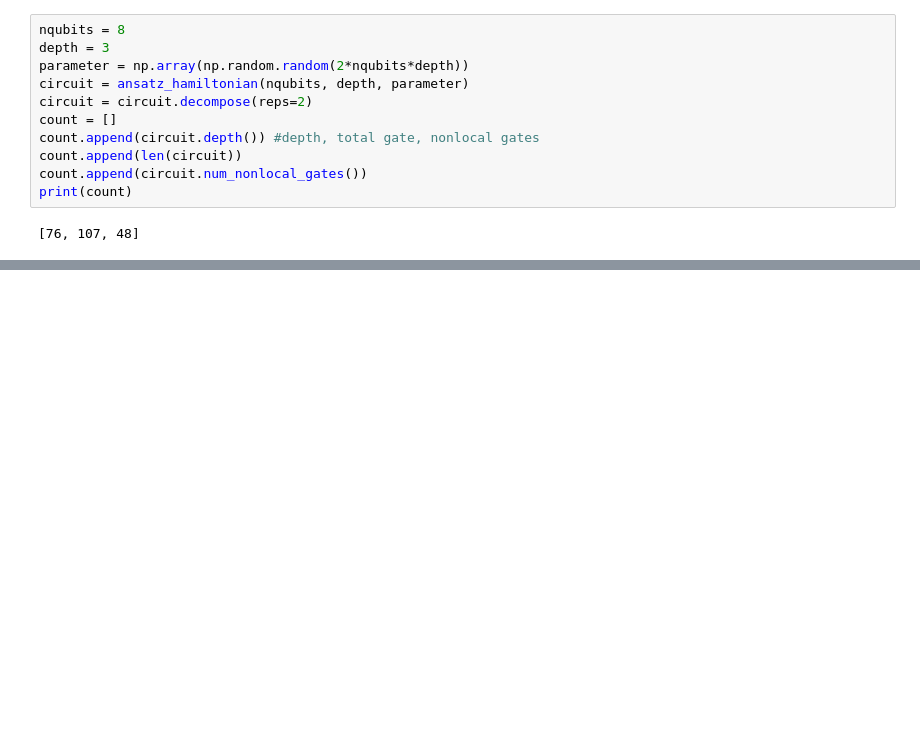
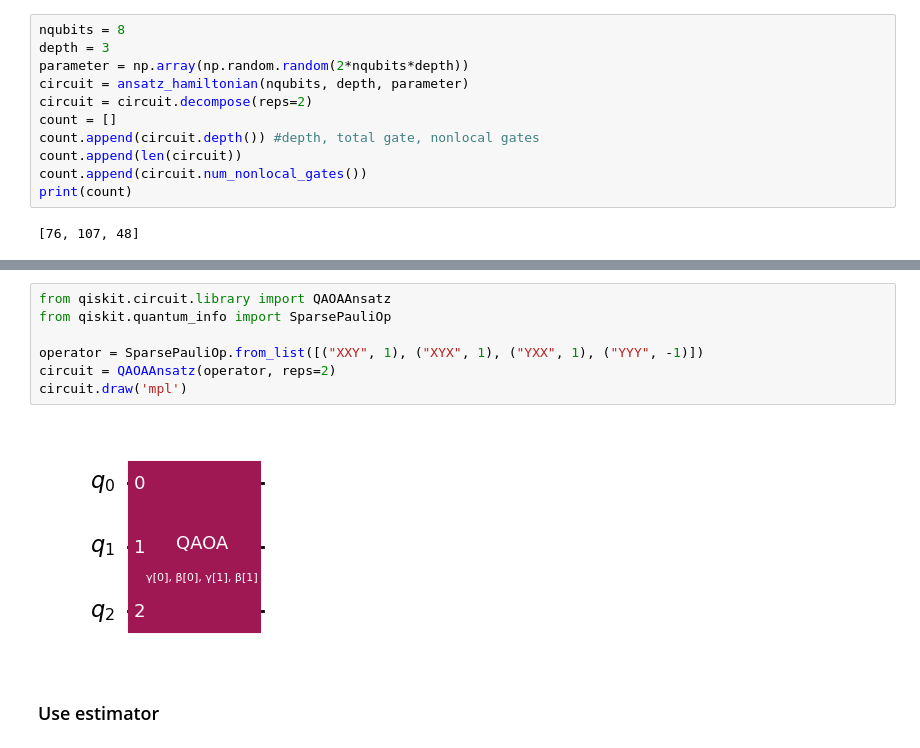
Before and after one commit to schauu/vqe_U, a Jupyter notebook: TrotterQRTE/VQE_cosine.ipynb, the cells around one changed output, grey strips where cells are left out. Saved outputs shown, nothing was run; the diff lists cells and outputs as text; blank space fills up the shorter version.

```diff
--- a/TrotterQRTE/VQE_cosine.ipynb
+++ b/TrotterQRTE/VQE_cosine.ipynb
@@ -197,0 +336,11 @@ print(count)
+# %%
+from qiskit.circuit.library import QAOAAnsatz
+from qiskit.quantum_info import SparsePauliOp
+
+operator = SparsePauliOp.from_list([("XXY", 1), ("XYX", 1), ("YXX", 1), ("YYY", -1)])
+circuit = QAOAAnsatz(operator, reps=2)
+circuit.draw('mpl')
+# %% [output]
+[figure, added]
+# %% [markdown]
+### Use estimator
```
Also changed, not shown: parts of 25 cells of this notebook, 3 other files.
